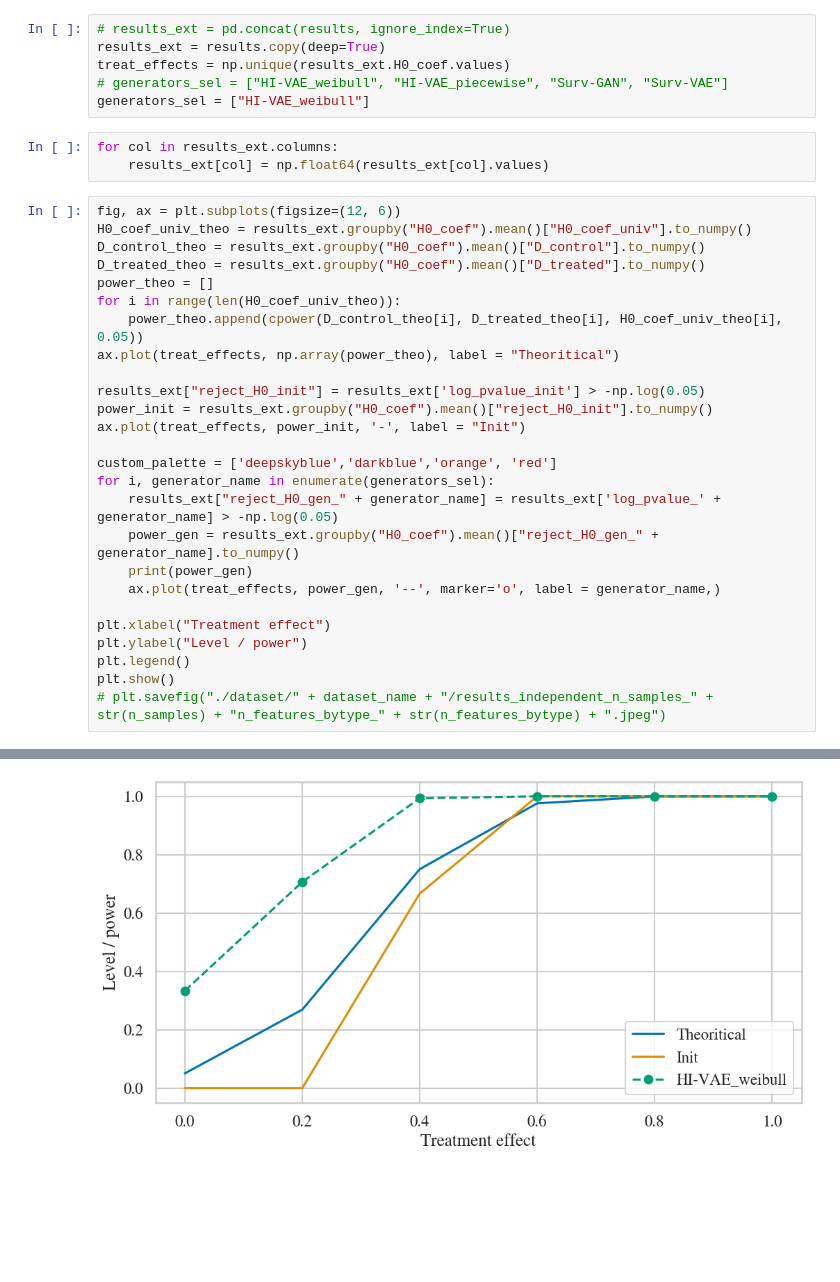
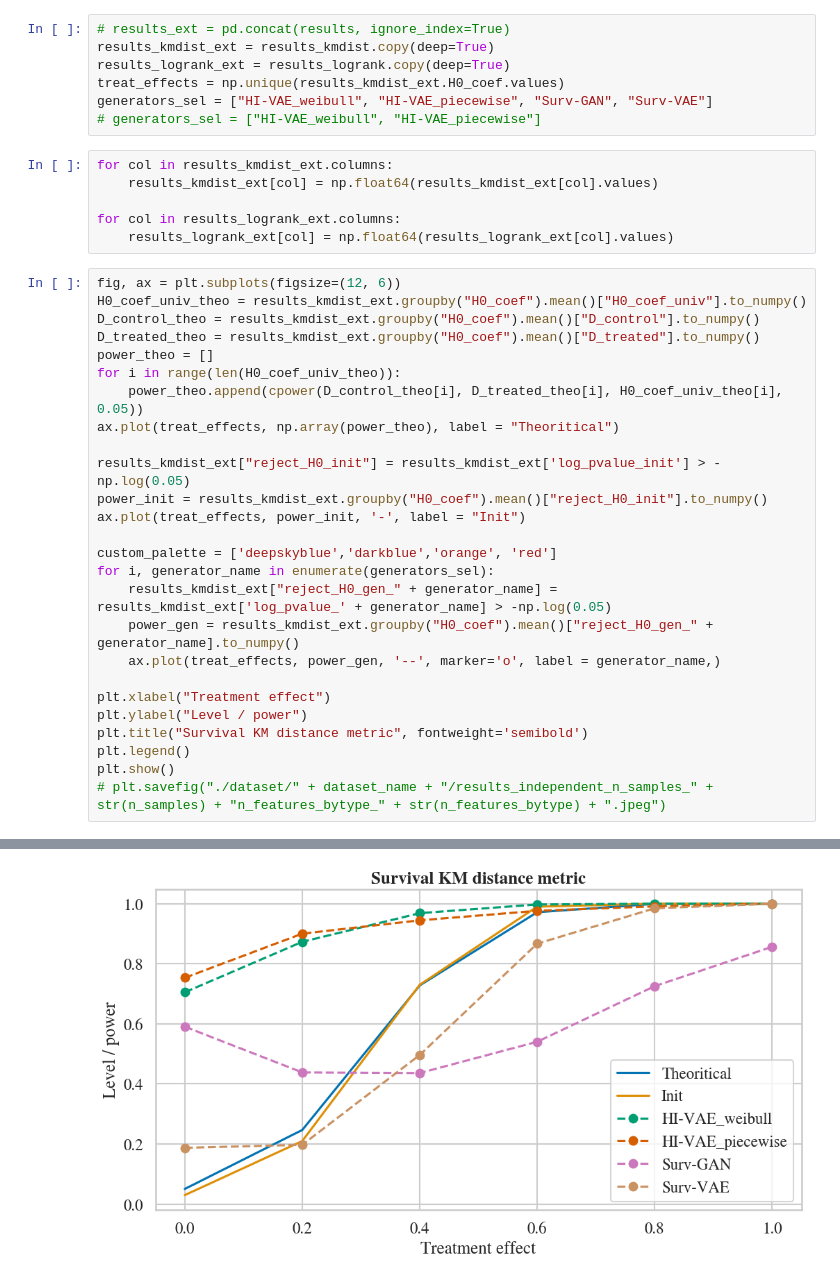
Before and after one commit to aguilloux/HI-VAE_Pytorch, a Jupyter notebook: graphics_simulation_results.ipynb, the cells around one changed output, grey strips where cells are left out. Cells and saved outputs as stored; diff of their text form; blank space fills up the shorter version.

Commit message:
Update the MC simulation visualization

```diff
--- a/graphics_simulation_results.ipynb
+++ b/graphics_simulation_results.ipynb
@@ -27,35 +50,39 @@ results = pd.read_csv(folder_path + 'results_n_samples_600n_features_bytype_6.cs
 # %%
 # results_ext = pd.concat(results, ignore_index=True)
-results_ext = results.copy(deep=True)
-treat_effects = np.unique(results_ext.H0_coef.values)
-# generators_sel = ["HI-VAE_weibull", "HI-VAE_piecewise", "Surv-GAN", "Surv-VAE"]
-generators_sel = ["HI-VAE_weibull"]
+results_kmdist_ext = results_kmdist.copy(deep=True)
+results_logrank_ext = results_logrank.copy(deep=True)
+treat_effects = np.unique(results_kmdist_ext.H0_coef.values)
+generators_sel = ["HI-VAE_weibull", "HI-VAE_piecewise", "Surv-GAN", "Surv-VAE"]
+# generators_sel = ["HI-VAE_weibull", "HI-VAE_piecewise"]
 # %%
-for col in results_ext.columns:
-    results_ext[col] = np.float64(results_ext[col].values)
+for col in results_kmdist_ext.columns:
+    results_kmdist_ext[col] = np.float64(results_kmdist_ext[col].values)
+
+for col in results_logrank_ext.columns:
+    results_logrank_ext[col] = np.float64(results_logrank_ext[col].values)
 # %%
 fig, ax = plt.subplots(figsize=(12, 6))
-H0_coef_univ_theo = results_ext.groupby("H0_coef").mean()["H0_coef_univ"].to_numpy()
-D_control_theo = results_ext.groupby("H0_coef").mean()["D_control"].to_numpy()
-D_treated_theo = results_ext.groupby("H0_coef").mean()["D_treated"].to_numpy()
+H0_coef_univ_theo = results_kmdist_ext.groupby("H0_coef").mean()["H0_coef_univ"].to_numpy()
+D_control_theo = results_kmdist_ext.groupby("H0_coef").mean()["D_control"].to_numpy()
+D_treated_theo = results_kmdist_ext.groupby("H0_coef").mean()["D_treated"].to_numpy()
 power_theo = []
 for i in range(len(H0_coef_univ_theo)):
     power_theo.append(cpower(D_control_theo[i], D_treated_theo[i], H0_coef_univ_theo[i], 0.05))
 ax.plot(treat_effects, np.array(power_theo), label = "Theoritical")
 
-results_ext["reject_H0_init"] = results_ext['log_pvalue_init'] > -np.log(0.05)
-power_init = results_ext.groupby("H0_coef").mean()["reject_H0_init"].to_numpy()
+results_kmdist_ext["reject_H0_init"] = results_kmdist_ext['log_pvalue_init'] > -np.log(0.05)
+power_init = results_kmdist_ext.groupby("H0_coef").mean()["reject_H0_init"].to_numpy()
 ax.plot(treat_effects, power_init, '-', label = "Init")
 
 custom_palette = ['deepskyblue','darkblue','orange', 'red']
 for i, generator_name in enumerate(generators_sel):
-    results_ext["reject_H0_gen_" + generator_name] = results_ext['log_pvalue_' + generator_name] > -np.log(0.05)
-    power_gen = results_ext.groupby("H0_coef").mean()["reject_H0_gen_" + generator_name].to_numpy()
-    print(power_gen)
+    results_kmdist_ext["reject_H0_gen_" + generator_name] = results_kmdist_ext['log_pvalue_' + generator_name] > -np.log(0.05)
+    power_gen = results_kmdist_ext.groupby("H0_coef").mean()["reject_H0_gen_" + generator_name].to_numpy()
     ax.plot(treat_effects, power_gen, '--', marker='o', label = generator_name,)
 
 plt.xlabel("Treatment effect")
 plt.ylabel("Level / power")
+plt.title("Survival KM distance metric", fontweight='semibold')
 plt.legend()
 plt.show()
 # plt.savefig("./dataset/" + dataset_name + "/results_independent_n_samples_" + str(n_samples) + "n_features_bytype_" + str(n_features_bytype) + ".jpeg")
@@ -64 +90 @@ plt.show()
-[figure, old version]
+[figure, new version]
```
Also changed, not shown: parts of 8 cells of this notebook.
